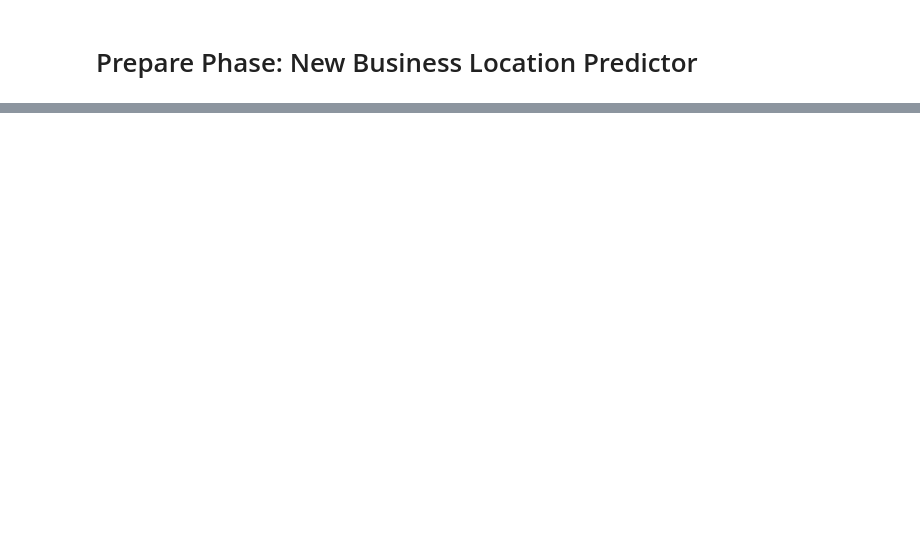
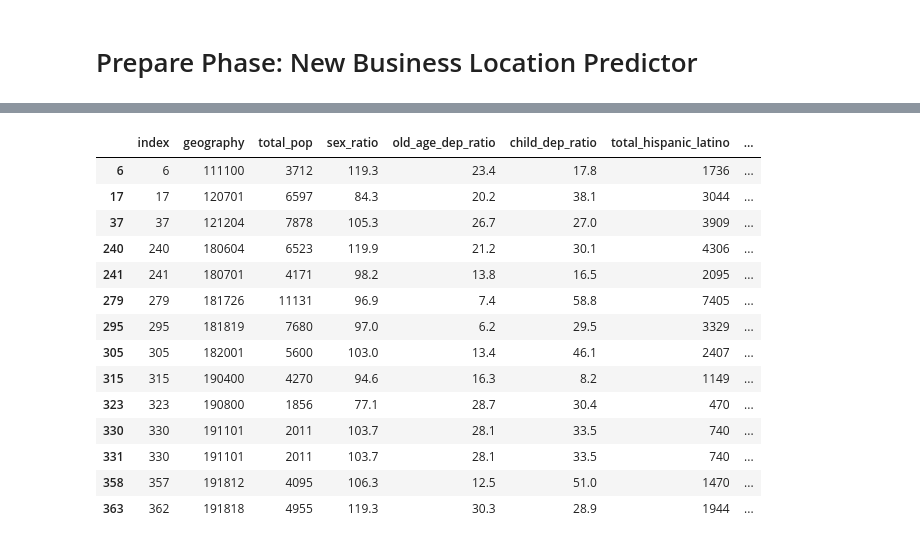
Before and after one commit to corey-baughman/014_personal_project, a Jupyter notebook: prepare.ipynb, the cells around one changed output, grey strips where cells are left out. Drawn from its saved outputs; the diff is of its cells as text; code cells hidden in the pictures; blank space fills up the shorter version.

```diff
--- a/prepare.ipynb
+++ b/prepare.ipynb
@@ -61,0 +126,5 @@ census.head()
+# %%
+# just those four so will drop as it is a small number and very difficult
+# to impute values for them with any certainty
+census = census[census.total_pop != 0].reset_index()
+census.shape
@@ -61,0 +148,4 @@ census.head()
+# %%
+census = census.astype({'sex_ratio':'float','old_age_dep_ratio':'float',
+               'child_dep_ratio':'float','household_med_income':'int',
+               'centroid_lat':'float', 'centroid_long':'float'})
@@ -103,0 +260,3 @@ l.assign_census_tract(yoga_coords)
+# %%
+combined = pd.merge(census, yoga_coords, on = 'geography', how= 'left')
+combined
@@ -103,0 +294,2 @@ l.assign_census_tract(yoga_coords)
+# %%
+combined['has_yoga'] = combined.latitude >= 0
@@ -103,0 +312,18 @@ l.assign_census_tract(yoga_coords)
+# %%
+combined[combined.has_yoga == True]
+# %% [output]
+|  | index | geography | total_pop | sex_ratio | old_age_dep_ratio | child_dep_ratio | total_hispanic_latino | ... |
+| 6 | 6 | 111100 | 3712 | 119.3 | 23.4 | 17.8 | 1736 | ... |
+| 17 | 17 | 120701 | 6597 | 84.3 | 20.2 | 38.1 | 3044 | ... |
+| 37 | 37 | 121204 | 7878 | 105.3 | 26.7 | 27.0 | 3909 | ... |
+| 240 | 240 | 180604 | 6523 | 119.9 | 21.2 | 30.1 | 4306 | ... |
+| 241 | 241 | 180701 | 4171 | 98.2 | 13.8 | 16.5 | 2095 | ... |
+| 279 | 279 | 181726 | 11131 | 96.9 | 7.4 | 58.8 | 7405 | ... |
+| 295 | 295 | 181819 | 7680 | 97.0 | 6.2 | 29.5 | 3329 | ... |
+| 305 | 305 | 182001 | 5600 | 103.0 | 13.4 | 46.1 | 2407 | ... |
+| 315 | 315 | 190400 | 4270 | 94.6 | 16.3 | 8.2 | 1149 | ... |
+| 323 | 323 | 190800 | 1856 | 77.1 | 28.7 | 30.4 | 470 | ... |
+| 330 | 330 | 191101 | 2011 | 103.7 | 28.1 | 33.5 | 740 | ... |
+| 331 | 330 | 191101 | 2011 | 103.7 | 28.1 | 33.5 | 740 | ... |
+| 358 | 357 | 191812 | 4095 | 106.3 | 12.5 | 51.0 | 1470 | ... |
+| 363 | 362 | 191818 | 4955 | 119.3 | 30.3 | 28.9 | 1944 | ... |
```
Also changed, not shown: parts of 28 cells of this notebook, 3 other files.
